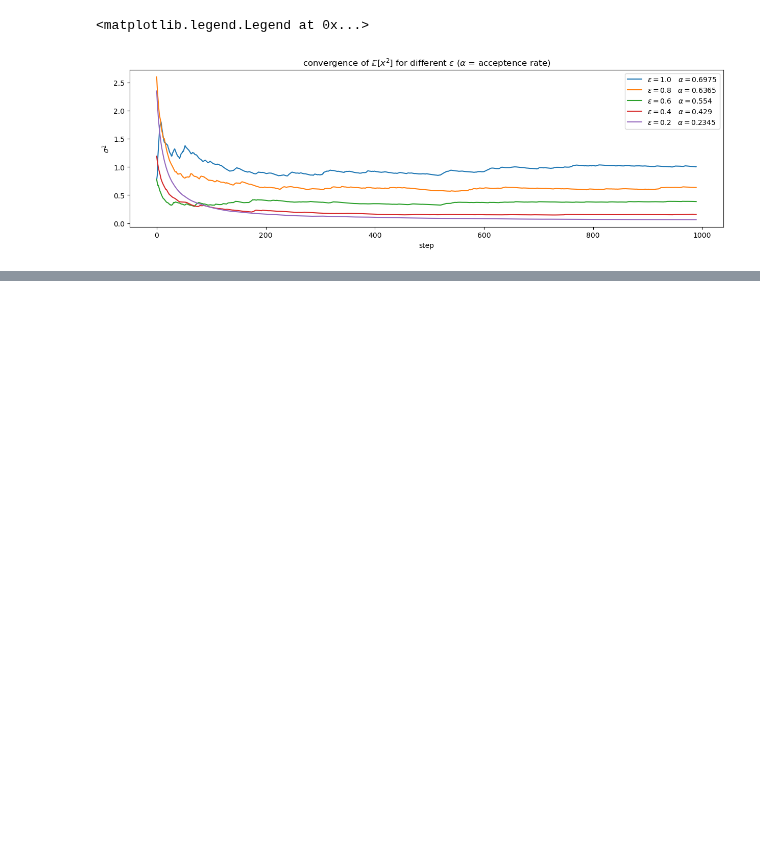
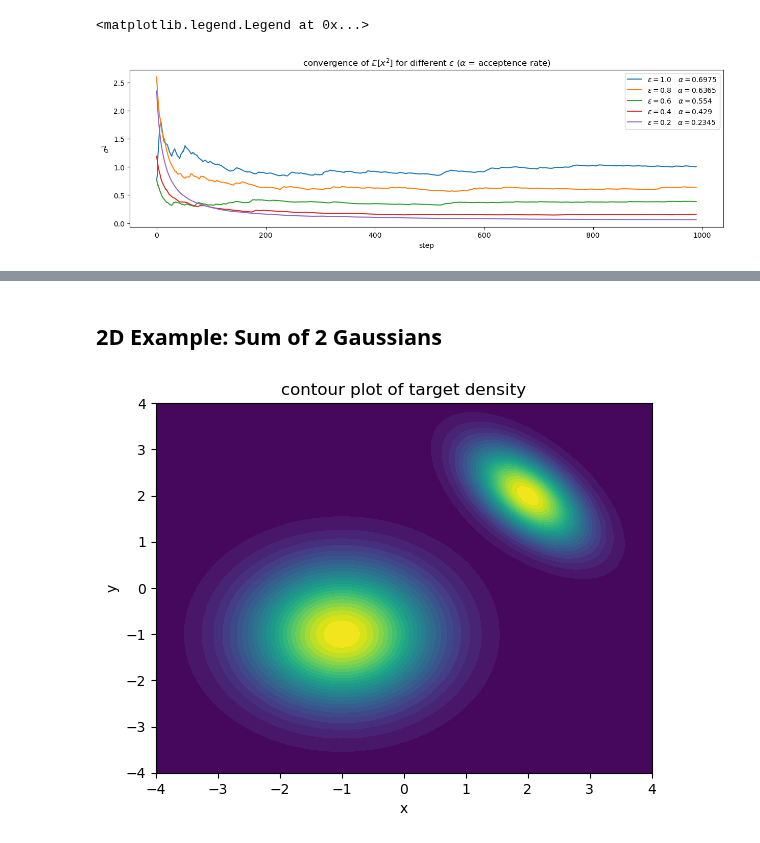
Before and after one commit to dHuberYoumans/CPNStN, a Jupyter notebook: MCMC/MCMC.ipynb, the cells around one changed output, grey strips where cells are left out. Drawn from its saved outputs; the diff is of its cells as text; code cells hidden in the pictures; blank space fills up the shorter version.

```diff
--- a/MCMC/MCMC.ipynb
+++ b/MCMC/MCMC.ipynb
@@ -143,0 +202,48 @@ foo = lambda x: rho(x,3)
+# %% [markdown]
+## 2D Example: Sum of 2 Gaussians
+# %%
+def rho2D(x:np.ndarray,C:np.ndarray = np.eye(2) ,mu:np.ndarray = np.zeros(shape=(2,1))) -> ArrayLike:
+    """
+    Unnormalised 2D Gaussian distribution
+
+    :param x: x variable
+    :type x: ArrayLike
+
+    :param mu: mean vector
+    :type mu: np.ndarray
+
+    :param C: covariance matrix (positive semi-definite matrix)
+    :type Sigma: np.ndarray
+
+    :returns: Gaussian N(mu,sigma)
+    :rtype: ArrayLike
+    """
+
+    X = x[:,:,np.newaxis] # cast x (-1,2) into (-1,2,1) => array of column vectors
+    y = X - mu
+
+    yy = (
+        y.transpose(0,2,1) @ (C @ y)
+        ).flatten()
+
+    return np.exp( - yy / 2 )
+# %%
+C = np.array([[4,2],[2,3]])
+mu1 = np.array([[-1],[-1]])
+mu2 = np.array([[2],[2]])
+
+x = np.linspace(-4,4,100)
+y = np.linspace(-4,4,100)
+
+xx, yy = np.meshgrid(x,y)
+
+X = np.c_[xx.ravel(), yy.ravel()]
+
+data = rho2D(x=X,mu=mu1) + rho2D(x=X,C=C,mu=mu2)
+# %%
+plt.contourf(xx,yy,data.reshape(xx.shape),levels=30)
+plt.title('contour plot of target density')
+plt.xlabel('x')
+plt.ylabel('y');
+# %% [output]
+[figure, added]
```
Also changed, not shown: parts of 15 cells of this notebook.
